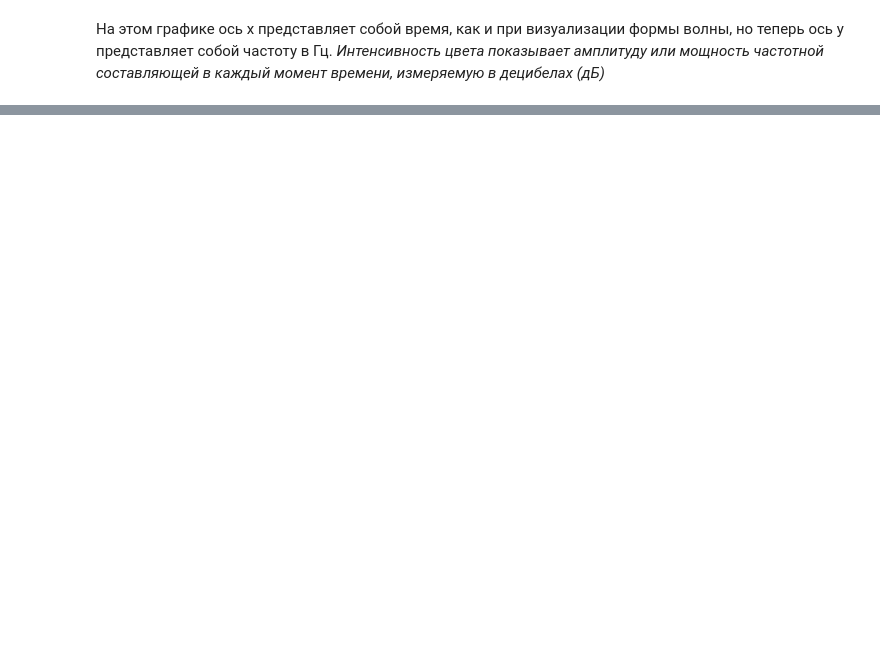
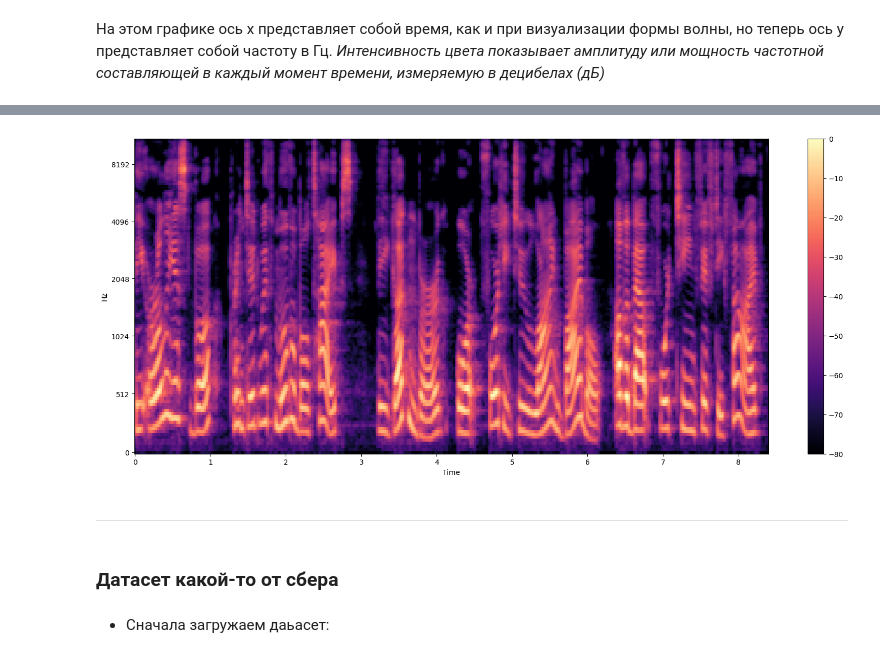
Before and after one commit to sollltit/tts1, a Jupyter notebook: Module_A/Module_A.ipynb, the cells around one changed output, grey strips where cells are left out. Saved outputs shown, nothing was run; the diff lists cells and outputs as text; code cells hidden in the pictures; blank space fills up the shorter version.

```diff
--- a/Module_A/Module_A.ipynb
+++ b/Module_A/Module_A.ipynb
@@ -259,0 +268,17 @@ plt.show()
+# %%
+S = librosa.feature.melspectrogram(y = audio_array, sr = sr)
+S_dB = librosa.power_to_db(S, ref = np.max)
+
+# построение графика
+plt.figure(figsize = (8, 8)).set_figwidth(20)
+librosa.display.specshow(S_dB, x_axis = 'time', y_axis = 'mel', sr=sr)
+plt.colorbar()
+plt.show()
+# %% [output]
+[figure, added]
+# %% [markdown]
+_____
+# %% [markdown]
+### Датасет какой-то от сбера
+# %% [markdown]
+* Сначала загружаем даьасет:
```
Also changed, not shown: parts of 19 cells of this notebook, 1 other file.
